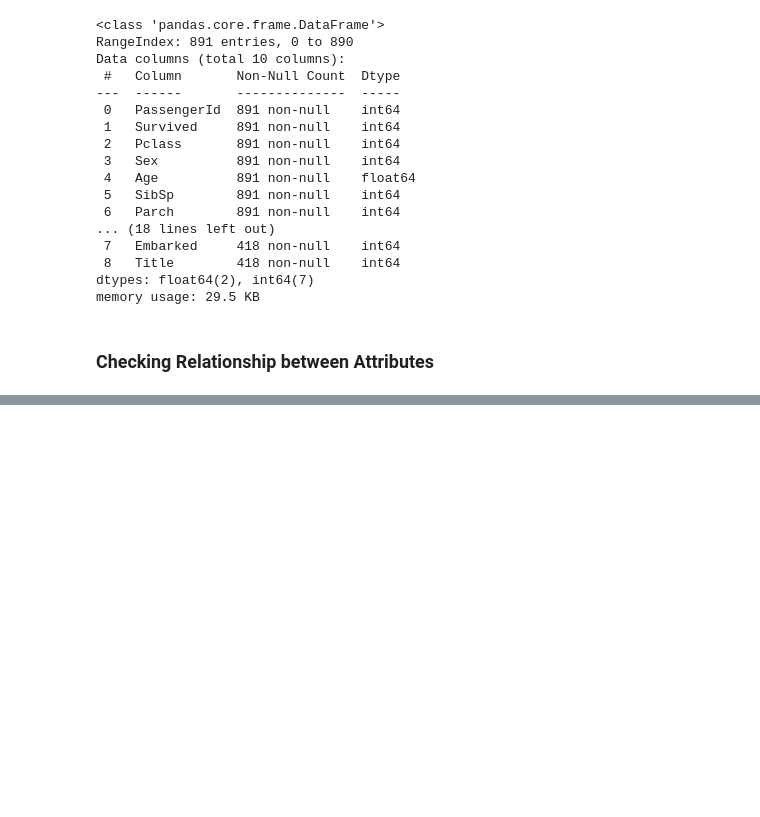
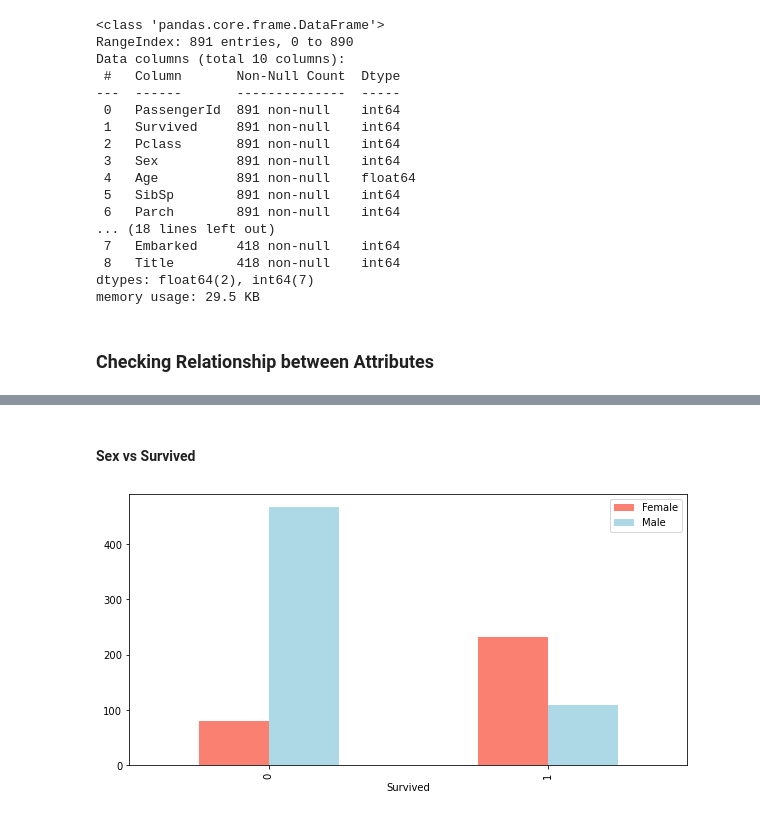
Before and after one commit to Charles2005/Titanic-Competition-Notebook, a Jupyter notebook: Files/Titanic-Notebook.ipynb, the cells around one changed output, grey strips where cells are left out. Saved outputs shown, nothing was run; the diff lists cells and outputs as text; code cells hidden in the pictures; blank space fills up the shorter version.

```diff
--- a/Files/Titanic-Notebook.ipynb
+++ b/Files/Titanic-Notebook.ipynb
@@ -431,0 +441,7 @@ memory usage: 29.5 KB
+# %% [markdown]
+####  Sex vs Survived
+# %%
+pd.crosstab(train.Survived, train.Sex).plot(kind="bar", figsize=(10,5), color=["salmon", "lightblue"]);
+plt.legend(["Female", "Male"]);
+# %% [output]
+[figure, added]
```
Also changed, not shown: parts of 9 cells of this notebook.
